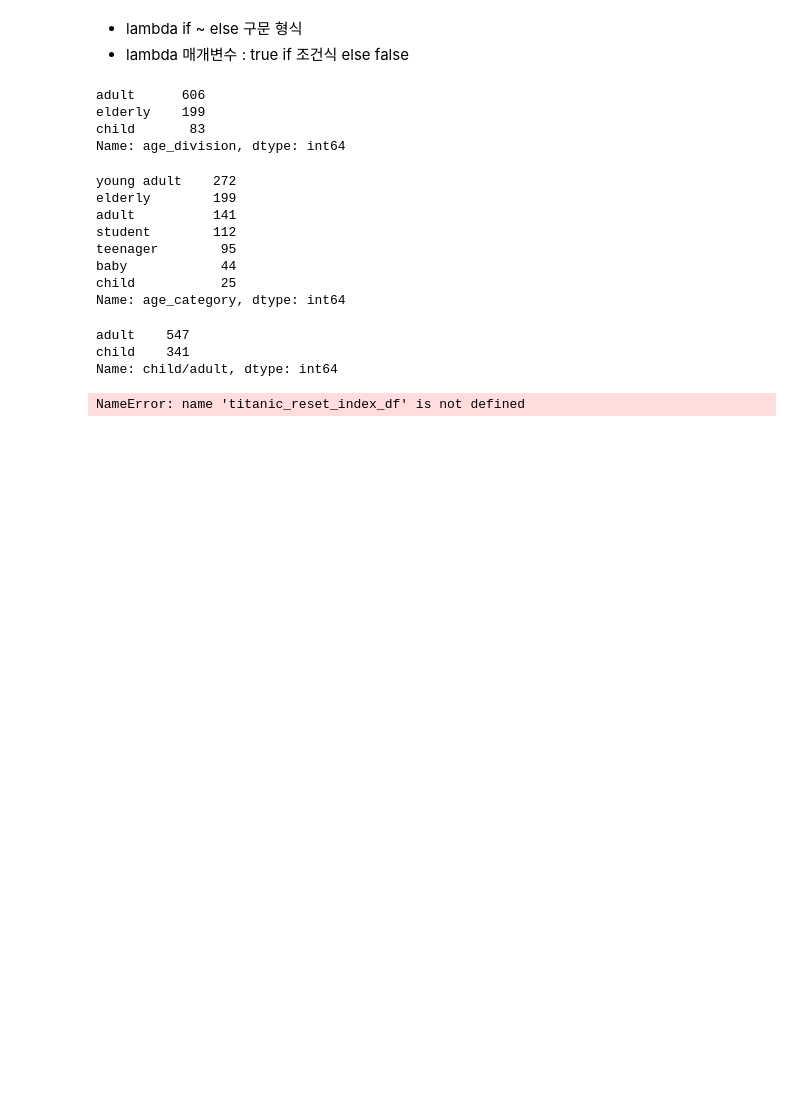
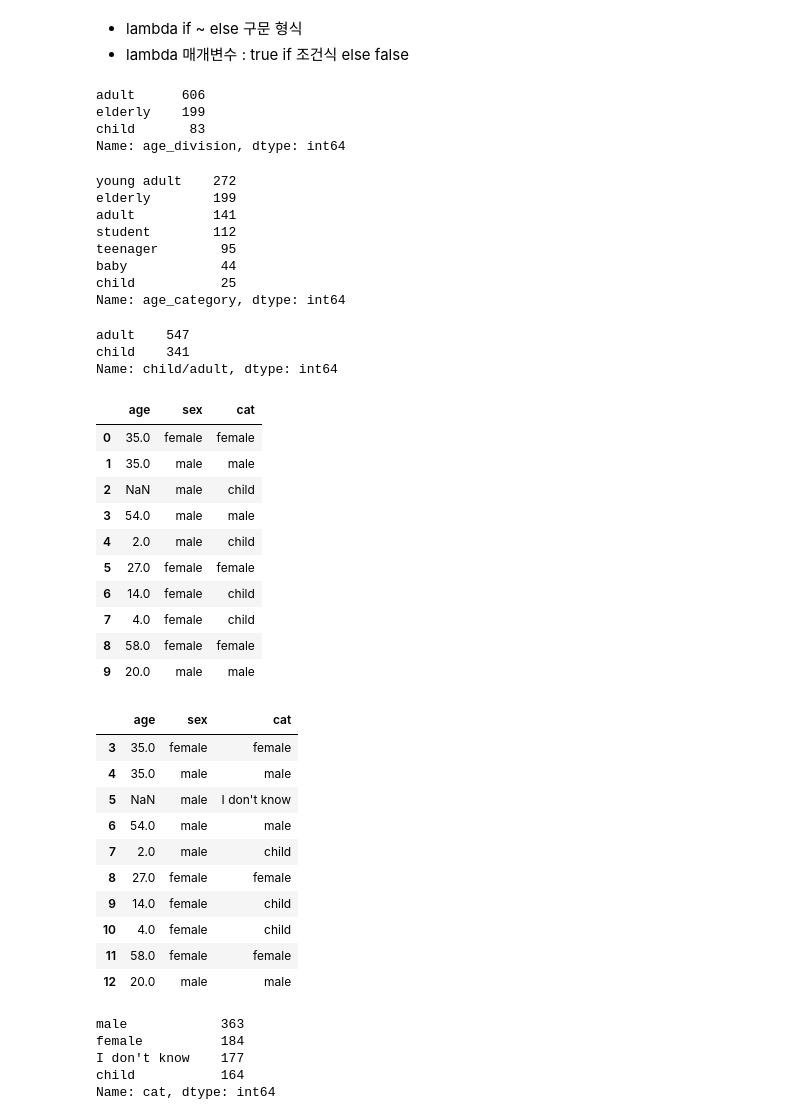
Before and after one commit to jhsol24/TIL, a Jupyter notebook: Numpy, Pandas/Pandas[03].ipynb, the cells around one changed output. Drawn from its saved outputs; the diff is of its cells as text; code cells hidden in the pictures; blank space fills up the shorter version.

Commit message:
Pandas index (using titanic data)

```diff
--- a/Numpy, Pandas/Pandas[03].ipynb
+++ b/Numpy, Pandas/Pandas[03].ipynb
@@ -800,13 +800,43 @@ Name: child/adult, dtype: int64
 # %%
 # 승객에 대한 나이와 성별에 의한 카테고리를 cat 으로 추가하기
 # 조건1. 20살이 넘으면 성별을 그대로 사용
 # 조건2. 20살 미만이면 성별에 관계없이 'child' 라고 정의
-titanic_reset_index_df['cat']
+# 1
+titanic_reset_index_df['cat'] = titanic_reset_index_df.apply(lambda f : f.sex if f.age >= 20 else 'child', axis = 1)
+display(titanic_reset_index_df[['age', 'sex', 'cat']].head(10))
 
+# 2
 func1 = lambda df : df.sex if df.age >= 20 else 'child'
 func2 = lambda df : "I don't know" if pd.isnull(df.age) else func1(df)
 
 titanic['cat'] = titanic.apply(func2, axis=1)
+display(titanic[['age', 'sex', 'cat']].head(10))
 titanic['cat'].value_counts()
 # %% [output]
+|  | age | sex | cat |
+| 0 | 35.0 | female | female |
+| 1 | 35.0 | male | male |
+| 2 | NaN | male | child |
+| 3 | 54.0 | male | male |
+| 4 | 2.0 | male | child |
+| 5 | 27.0 | female | female |
+| 6 | 14.0 | female | child |
+| 7 | 4.0 | female | child |
+| 8 | 58.0 | female | female |
+| 9 | 20.0 | male | male |
+|  | age | sex | cat |
+| 3 | 35.0 | female | female |
+| 4 | 35.0 | male | male |
+| 5 | NaN | male | I don't know |
+| 6 | 54.0 | male | male |
+| 7 | 2.0 | male | child |
+| 8 | 27.0 | female | female |
+| 9 | 14.0 | female | child |
+| 10 | 4.0 | female | child |
+| 11 | 58.0 | female | female |
+| 12 | 20.0 | male | male |
-NameError: name 'titanic_reset_index_df' is not defined
+male            363
+female          184
+I don't know    177
+child           164
+Name: cat, dtype: int64
```
